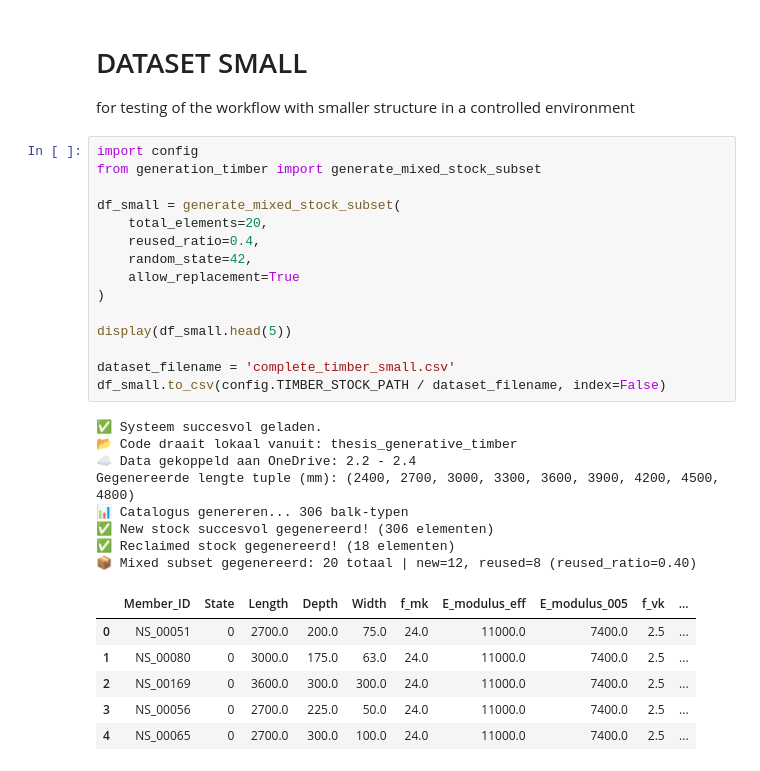
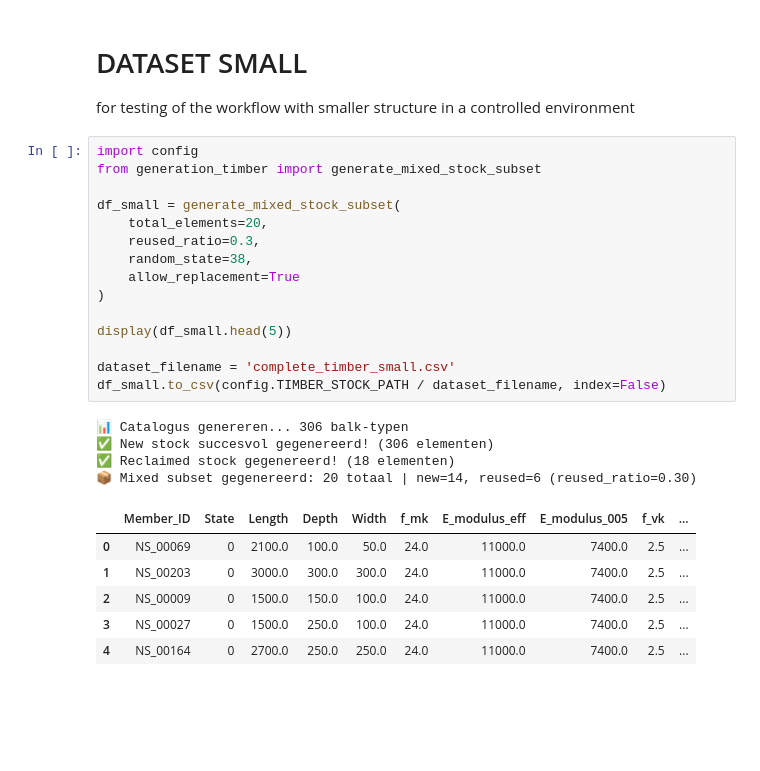
Before and after one commit to Jasp3r16/thesis_generative_timber, a Jupyter notebook: c22_timber_stock_dataset_generation.ipynb, the cells around one changed output. Drawn from its saved outputs; the diff is of its cells as text; blank space fills up the shorter version.

```diff
--- a/c22_timber_stock_dataset_generation.ipynb
+++ b/c22_timber_stock_dataset_generation.ipynb
@@ -74,30 +74,26 @@ for testing of the workflow with smaller structure in a controlled environment
 # %%
 import config
 from generation_timber import generate_mixed_stock_subset
 
 df_small = generate_mixed_stock_subset(
     total_elements=20,
-    reused_ratio=0.4,
-    random_state=42,
+    reused_ratio=0.3,
+    random_state=38,
     allow_replacement=True
 )
 
 display(df_small.head(5))
 
 dataset_filename = 'complete_timber_small.csv'
 df_small.to_csv(config.TIMBER_STOCK_PATH / dataset_filename, index=False)
 # %% [output]
-✅ Systeem succesvol geladen.
-📂 Code draait lokaal vanuit: thesis_generative_timber
-☁️ Data gekoppeld aan OneDrive: 2.2 - 2.4
-Gegenereerde lengte tuple (mm): (2400, 2700, 3000, 3300, 3600, 3900, 4200, 4500, 4800)
 📊 Catalogus genereren... 306 balk-typen
 ✅ New stock succesvol gegenereerd! (306 elementen)
 ✅ Reclaimed stock gegenereerd! (18 elementen)
-📦 Mixed subset gegenereerd: 20 totaal | new=12, reused=8 (reused_ratio=0.40)
+📦 Mixed subset gegenereerd: 20 totaal | new=14, reused=6 (reused_ratio=0.30)
 |  | Member_ID | State | Length | Depth | Width | f_mk | E_modulus_eff | E_modulus_005 | f_vk | ... |
-| 0 | NS_00051 | 0 | 2700.0 | 200.0 | 75.0 | 24.0 | 11000.0 | 7400.0 | 2.5 | ... |
-| 1 | NS_00080 | 0 | 3000.0 | 175.0 | 63.0 | 24.0 | 11000.0 | 7400.0 | 2.5 | ... |
-| 2 | NS_00169 | 0 | 3600.0 | 300.0 | 300.0 | 24.0 | 11000.0 | 7400.0 | 2.5 | ... |
-| 3 | NS_00056 | 0 | 2700.0 | 225.0 | 50.0 | 24.0 | 11000.0 | 7400.0 | 2.5 | ... |
-| 4 | NS_00065 | 0 | 2700.0 | 300.0 | 100.0 | 24.0 | 11000.0 | 7400.0 | 2.5 | ... |
+| 0 | NS_00069 | 0 | 2100.0 | 100.0 | 50.0 | 24.0 | 11000.0 | 7400.0 | 2.5 | ... |
+| 1 | NS_00203 | 0 | 3000.0 | 300.0 | 300.0 | 24.0 | 11000.0 | 7400.0 | 2.5 | ... |
+| 2 | NS_00009 | 0 | 1500.0 | 150.0 | 100.0 | 24.0 | 11000.0 | 7400.0 | 2.5 | ... |
+| 3 | NS_00027 | 0 | 1500.0 | 250.0 | 100.0 | 24.0 | 11000.0 | 7400.0 | 2.5 | ... |
+| 4 | NS_00164 | 0 | 2700.0 | 250.0 | 250.0 | 24.0 | 11000.0 | 7400.0 | 2.5 | ... |
```
Also changed, not shown: 8 other files.
